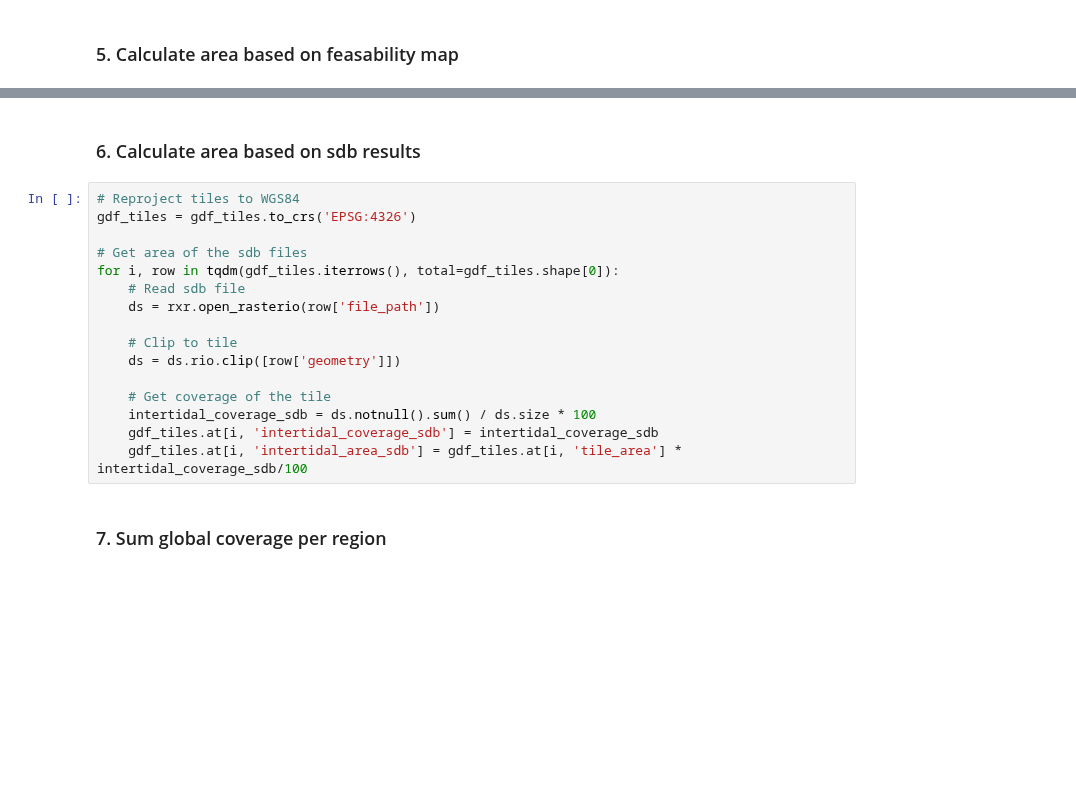
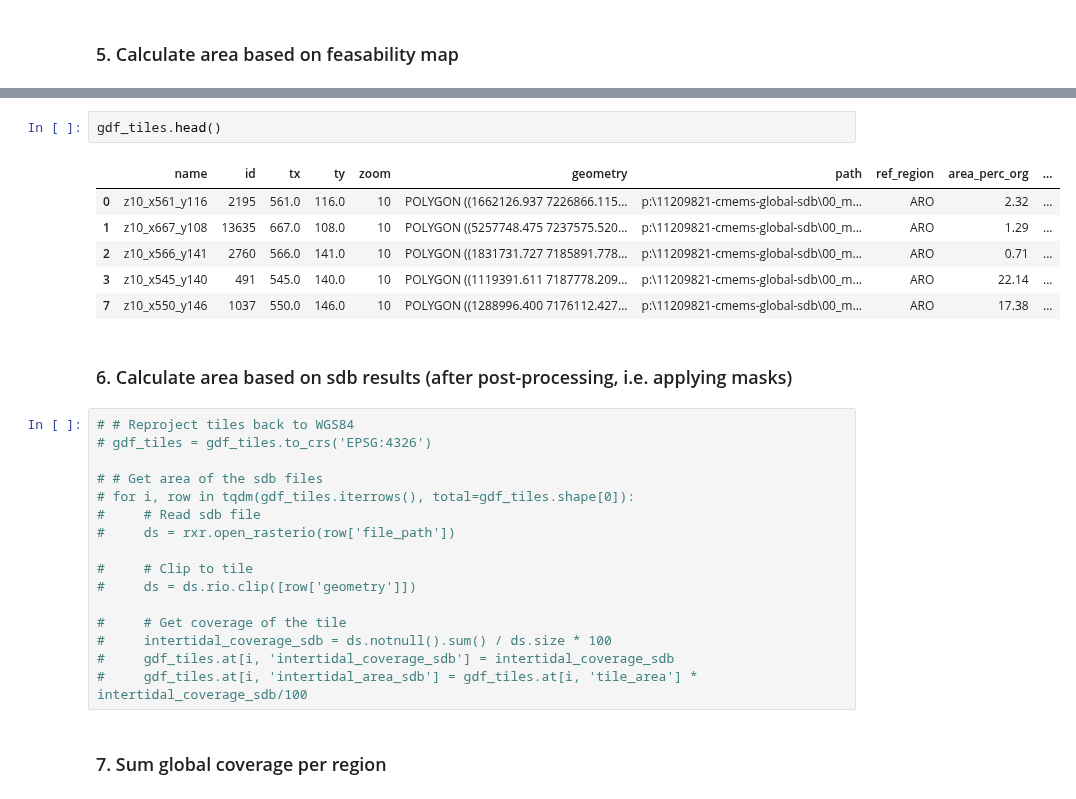
Before and after one commit to openearth/eo-bathymetry, a Jupyter notebook: notebooks/cmems-bathymetry/96_global_coverage.ipynb, the cells around one changed output, grey strips where cells are left out. Cells and saved outputs as stored; diff of their text form; blank space fills up the shorter version.

```diff
--- a/notebooks/cmems-bathymetry/96_global_coverage.ipynb
+++ b/notebooks/cmems-bathymetry/96_global_coverage.ipynb
@@ -77,21 +94,30 @@ gdf_tiles['intertidal_area_ed'] = gdf_tiles['tile_area'] * gdf_tiles['intertidal
+# %%
+gdf_tiles.head()
+# %% [output]
+|  | name | id | tx | ty | zoom | geometry | path | ref_region | area_perc_org | ... |
+| 0 | z10_x561_y116 | 2195 | 561.0 | 116.0 | 10 | POLYGON ((1662126.937 7226866.115... | p:\11209821-cmems-global-sdb\00_m... | ARO | 2.32 | ... |
+| 1 | z10_x667_y108 | 13635 | 667.0 | 108.0 | 10 | POLYGON ((5257748.475 7237575.520... | p:\11209821-cmems-global-sdb\00_m... | ARO | 1.29 | ... |
+| 2 | z10_x566_y141 | 2760 | 566.0 | 141.0 | 10 | POLYGON ((1831731.727 7185891.778... | p:\11209821-cmems-global-sdb\00_m... | ARO | 0.71 | ... |
+| 3 | z10_x545_y140 | 491 | 545.0 | 140.0 | 10 | POLYGON ((1119391.611 7187778.209... | p:\11209821-cmems-global-sdb\00_m... | ARO | 22.14 | ... |
+| 7 | z10_x550_y146 | 1037 | 550.0 | 146.0 | 10 | POLYGON ((1288996.400 7176112.427... | p:\11209821-cmems-global-sdb\00_m... | ARO | 17.38 | ... |
 # %% [markdown]
-### 6. Calculate area based on sdb results
+### 6. Calculate area based on sdb results (after post-processing, i.e. applying masks)
 # %%
-# Reproject tiles to WGS84
-gdf_tiles = gdf_tiles.to_crs('EPSG:4326')
+# # Reproject tiles back to WGS84
+# gdf_tiles = gdf_tiles.to_crs('EPSG:4326')
 
-# Get area of the sdb files
-for i, row in tqdm(gdf_tiles.iterrows(), total=gdf_tiles.shape[0]):
-    # Read sdb file
-    ds = rxr.open_rasterio(row['file_path'])
+# # Get area of the sdb files
+# for i, row in tqdm(gdf_tiles.iterrows(), total=gdf_tiles.shape[0]):
+#     # Read sdb file
+#     ds = rxr.open_rasterio(row['file_path'])
 
-    # Clip to tile
-    ds = ds.rio.clip([row['geometry']])
+#     # Clip to tile
+#     ds = ds.rio.clip([row['geometry']])
 
-    # Get coverage of the tile
-    intertidal_coverage_sdb = ds.notnull().sum() / ds.size * 100
-    gdf_tiles.at[i, 'intertidal_coverage_sdb'] = intertidal_coverage_sdb
-    gdf_tiles.at[i, 'intertidal_area_sdb'] = gdf_tiles.at[i, 'tile_area'] * intertidal_coverage_sdb/100
+#     # Get coverage of the tile
+#     intertidal_coverage_sdb = ds.notnull().sum() / ds.size * 100
+#     gdf_tiles.at[i, 'intertidal_coverage_sdb'] = intertidal_coverage_sdb
+#     gdf_tiles.at[i, 'intertidal_area_sdb'] = gdf_tiles.at[i, 'tile_area'] * intertidal_coverage_sdb/100
 # %% [markdown]
 ### 7. Sum global coverage per region
 # %%
```
Also changed, not shown: parts of 8 cells of this notebook.
